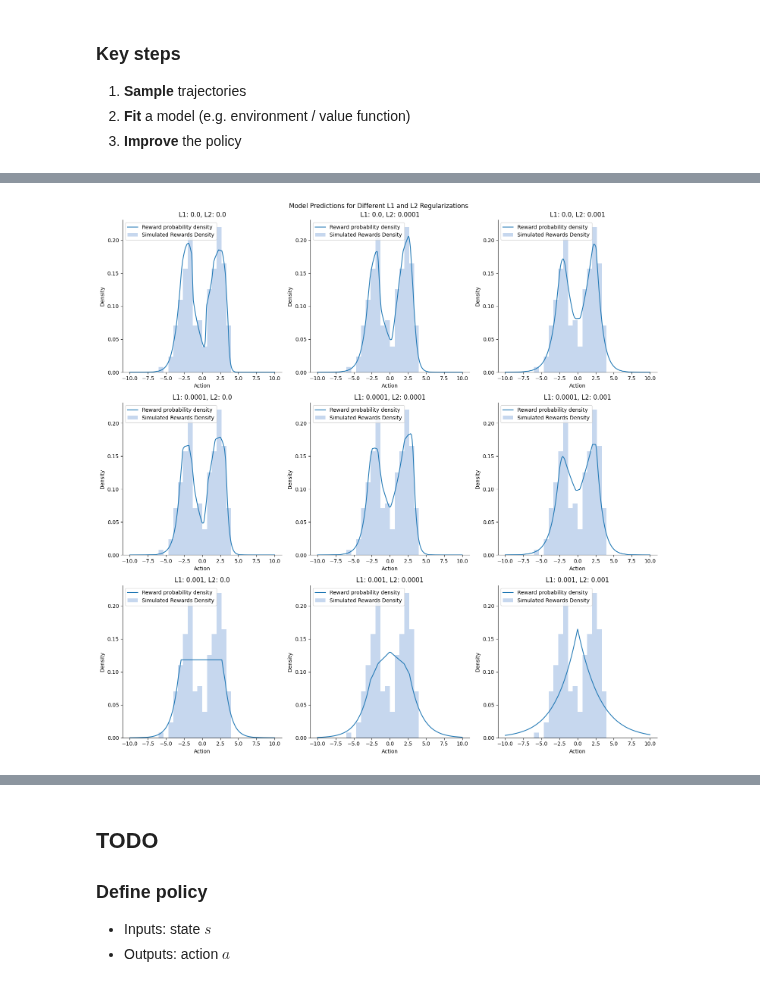
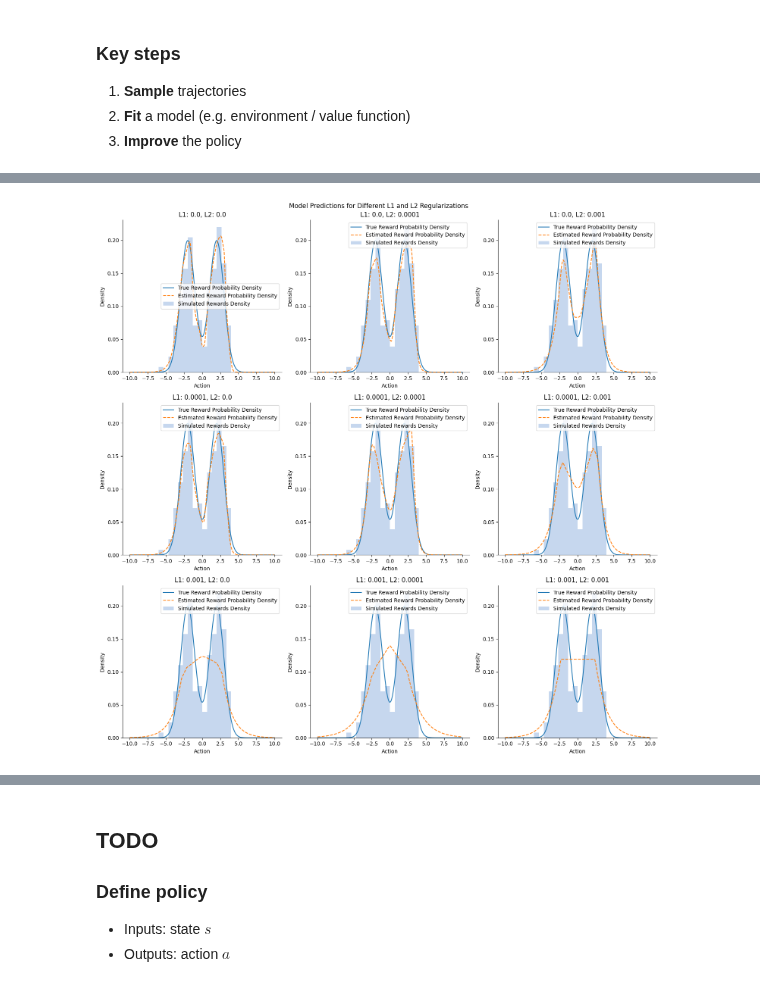
Before and after one commit to callum-lawson/fd-rl, a Jupyter notebook: bandits_pytorch.ipynb, the cells around one changed output, grey strips where cells are left out. Saved outputs shown, nothing was run; the diff lists cells and outputs as text; code cells hidden in the pictures.

Commit message:
Extend bandit reward plots to include both true and estimated reward probabilities

```diff
--- a/bandits_pytorch.ipynb
+++ b/bandits_pytorch.ipynb
@@ -79,25 +79,27 @@ bandit = BimodalBandit(midpoint=midpoint, distance=distance, seed=0)
 # reward_probabilities = bandit.define_reward_probability(action_space)
 # simulated_rewards = torch.tensor([bandit.simulate_reward(action_space[i]).item() for i in range(action_space.size(0))]).float().view(-1, 1)
 
-reward_probabilities = torch.tensor([bandit.define_reward_probability(action).item() for action in action_space])
+p_reward_action = torch.tensor([bandit.define_reward_probability(action).item() for action in action_space])
 simulated_rewards = torch.tensor([bandit.simulate_reward(action).item() for action in action_space]).float().view(-1, 1)
 # %%
-def plot_bimodal_bandit(action_space, reward_probabilities, simulated_rewards, ax=None):
+def plot_bimodal_bandit(action_space, p_reward_action, simulated_rewards, phat_reward_action=None, ax=None):
     # If no specific axis is provided, create a new figure and axis
     if ax is None:
         fig, ax = plt.subplots()
 
-    colors = ['#1f77b4', '#aec7e8']  # Blue color palette
+    colors = ['#1f77b4', '#aec7e8', '#ff7f0e']  # Extended color palette with an additional color for the estimated rewards
 
     ax.set_xlabel('Action')
     ax.set_ylabel('Density')
 
-    # Plot the PDF on the provided axis
-    ax.plot(action_space.numpy(), reward_probabilities.numpy(), color=colors[0], label='Reward probability density')
+    # Plot the true reward probability density
+    ax.plot(action_space.numpy(), p_reward_action.numpy(), color=colors[0], label='True Reward Probability Density')
+
+    # Plot the estimated reward probability density only if it's provided
+    if phat_reward_action is not None:
+        ax.plot(action_space.numpy(), phat_reward_action.numpy(), color=colors[2], linestyle='--', label='Estimated Reward Probability Density')
 
     # Ensure action_space and simulated_rewards are compatible with histogram plotting
-    # The histogram expects a flat array for x; use numpy() to convert tensors to numpy arrays
-    # For weights, it's crucial that the length matches the action_space's flattened array
     simulated_rewards_flat = simulated_rewards.flatten()
 
     # Normalize simulated_rewards for density plot
@@ -121,6 +123,5 @@ def plot_bimodal_bandit(action_space, reward_probabilities, simulated_rewards, a
     if ax is None:
         plt.show()
 
-# Call the corrected plot_bimodal_bandit function
-plot_bimodal_bandit(action_space, reward_probabilities, simulated_rewards)
+plot_bimodal_bandit(action_space, p_reward_action, simulated_rewards)
 # %% [output]
@@ -262,32 +263,32 @@ plt.show()
 # %%
 # Number of rows and columns for the subplot grid
 num_rows = len(lambda_reg_l1_values)
 num_columns = len(lambda_reg_l2_values)
 
 # Create a figure for the subplots
 fig, axes = plt.subplots(num_rows, num_columns, figsize=(5 * num_columns, 5 * num_rows))
 fig.suptitle('Model Predictions for Different L1 and L2 Regularizations')
 
 # Check if we have a single row/column to avoid indexing issues
 if num_rows == 1 or num_columns == 1:
     axes = np.array(axes).reshape(num_rows, -1)
 
 # Loop through all combinations of L1 and L2 values
 for i, l1 in enumerate(lambda_reg_l1_values):
     for j, l2 in enumerate(lambda_reg_l2_values):
         ax = axes[i, j] if num_rows > 1 and num_columns > 1 else axes[max(i, j)]
         # Adjusting how probabilities are accessed based on the new results format
         probabilities = results[(l1, l2)]['probabilities']
 
-        plot_bimodal_bandit(action_space, probabilities, simulated_rewards, ax=ax)
+        plot_bimodal_bandit(action_space, p_reward_action, simulated_rewards, phat_reward_action=probabilities, ax=ax)
         ax.set_title(f'L1: {l1}, L2: {l2}')
 
 # Adjust layout so titles and labels don't overlap
 plt.tight_layout()
 plt.subplots_adjust(top=0.95)  # Adjust the top spacing to accommodate the main title
 plt.show()
 # %% [output]
-[figure, old version]
+[figure, new version]
 # %%
 def plot_all_weight_distributions(results, x_min=-1, x_max=1):
     # Determine the number of subplot rows needed (one row per combination)
```
Also changed, not shown: parts of 4 cells of this notebook.
